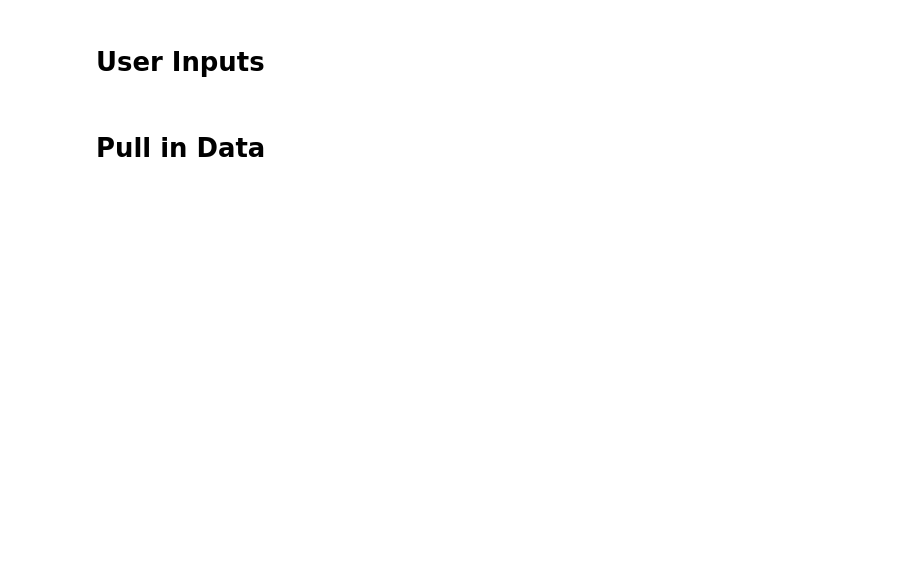
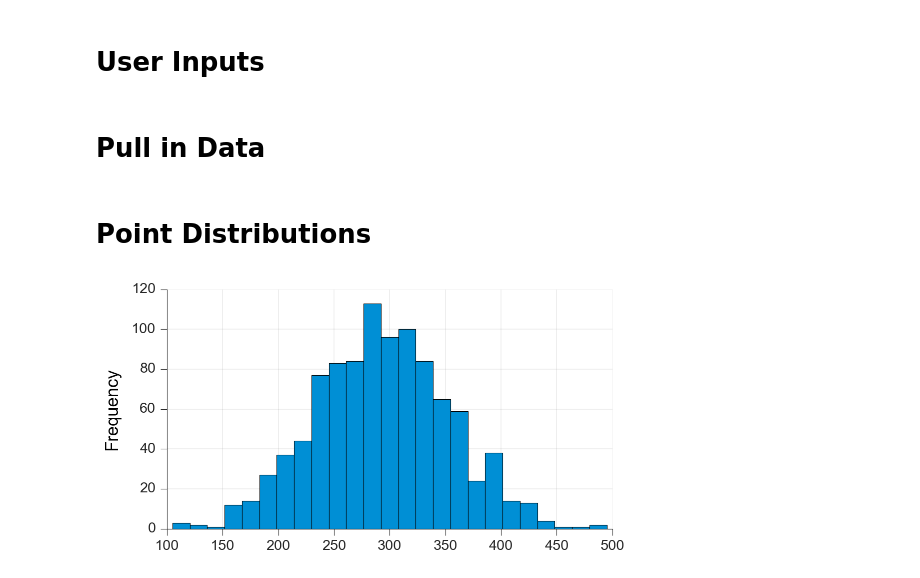
Before and after one commit to mborysiak/Fantasy_Football, a Jupyter notebook: Scripts/Analysis/SimulationV2.ipynb, the cells around one changed output. Cells and saved outputs as stored; diff of their text form; code cells hidden in the pictures; blank space fills up the shorter version.

```diff
--- a/Scripts/Analysis/SimulationV2.ipynb
+++ b/Scripts/Analysis/SimulationV2.ipynb
@@ -53,13 +53,13 @@ iterations = 1000
 
 # define point values for all statistical categories
 pass_yd_per_pt = 0.04
-pass_td_pt = 5
+pass_td_pt = 4
 int_pts = -2
 sacks = -1
 rush_yd_per_pt = 0.1
 rec_yd_per_pt = 0.1
 rush_rec_td = 7
-ppr = 0.5
+ppr = .5
 
 # creating dictionary containing point values for each position
 pts_dict = {}
@@ -99,0 +98,31 @@ d[d.index=='Miles Sanders']
+# %%
+plt.style.use('classic')
+plt.style.use('fivethirtyeight')
+plt.style.use('seaborn-ticks')
+plt.rcParams['axes.grid'] = True
+plt.rcParams['axes.spines.right'] = False
+plt.rcParams['axes.spines.top'] = False
+plt.rcParams['axes.linewidth'] = 0.5
+plt.rcParams['grid.linewidth'] = .1
+plt.rcParams['grid.color'] = '0.4'
+plt.rcParams['font.size'] = 13
+plt.rcParams['xtick.labelsize'] = 13
+plt.rcParams['xtick.major.width'] = 0.5
+plt.rcParams['ytick.labelsize'] = 13
+plt.rcParams['ytick.major.width'] = 0.5
+plt.rcParams['legend.fontsize'] = 13
+plt.rcParams['axes.labelpad'] = 10
+plt.rcParams['axes.labelcolor'] = '0'
+plt.rcParams['savefig.transparent'] = True
+plt.rcParams['axes.autolimit_mode'] = 'round_numbers'
+plt.rcParams['xtick.major.top'] = False
+plt.rcParams['ytick.major.right'] = False
+plt.rcParams['figure.figsize'] = (6.4, 3.6)
+plt.rcParams['axes.titlepad'] = 15
+plt.rcParams['axes.titlesize'] ='large'
+# %% [markdown]
+# Point Distributions
+# %%
+d.loc[d.index == 'Alvin Kamara'].iloc[0, 1:999].plot.hist(bins=25, linewidth=0.5, edgecolor='black');
+# %% [output]
+[figure, added]
```
Also changed, not shown: parts of 4 cells of this notebook, 12 other files.
